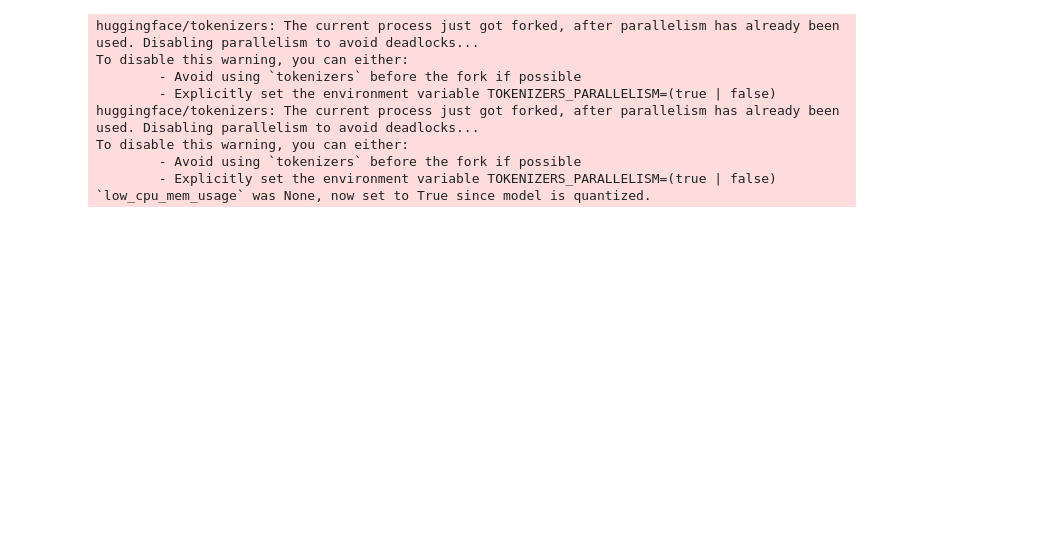
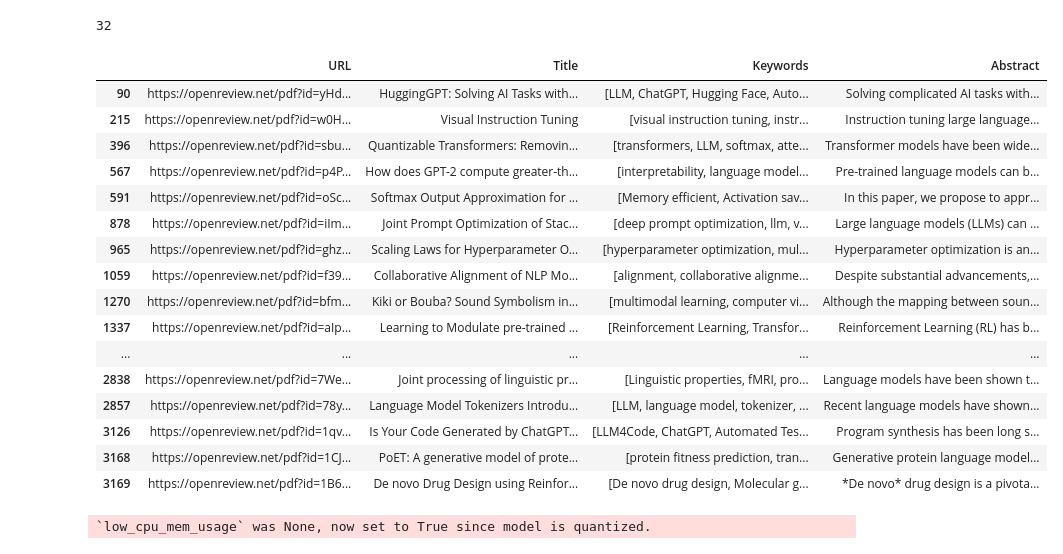
Before and after one commit to g-aditi/VeRA-Bench, a Jupyter notebook: scraping/neurips2023.ipynb, the cells around one changed output. Cells and saved outputs as stored; diff of their text form; code cells hidden in the pictures; blank space fills up the shorter version.

```diff
--- a/scraping/neurips2023.ipynb
+++ b/scraping/neurips2023.ipynb
@@ -110,0 +17,12 @@ results = collection.query(
+# %%
+records = []
+for i in range(len(submissions)):
+    record = {
+        'URL': 'https://openreview.net/pdf?id=' + submissions[i].forum,
+        'Title': submissions[i].content['title']['value'],
+        'Keywords': submissions[i].content['keywords']['value'],
+        'Abstract': submissions[i].content['abstract']['value']
+    }
+    records.append(record)
+# %%
+df = pd.DataFrame(records, columns=['URL', 'Title', 'Keywords', 'Abstract'])
@@ -111,3 +38,33 @@ results = collection.query(
+# %%
+def contains_keywords(keyword_list):
+    return any(keyword.lower() in [kw.lower() for kw in keyword_list] for keyword in keywords_to_filter)
+# %%
+keywords_to_filter = ['llm', 'rag', 'retrieval augmented generation', 'chatgpt', 'gpt', 'retrieval', 'vector databases', 'vector', 'nlp']
+filtered_df = df[df['Keywords'].apply(contains_keywords)]
+# %%
+len(filtered_df)
+# %% [output]
+32
+# %%
+filtered_df
+# %% [output]
+|  | URL | Title | Keywords | Abstract |
+| 90 | https://openreview.net/pdf?id=yHd... | HuggingGPT: Solving AI Tasks with... | [LLM, ChatGPT, Hugging Face, Auto... | Solving complicated AI tasks with... |
+| 215 | https://openreview.net/pdf?id=w0H... | Visual Instruction Tuning | [visual instruction tuning, instr... | Instruction tuning large language... |
+| 396 | https://openreview.net/pdf?id=sbu... | Quantizable Transformers: Removin... | [transformers, LLM, softmax, atte... | Transformer models have been wide... |
+| 567 | https://openreview.net/pdf?id=p4P... | How does GPT-2 compute greater-th... | [interpretability, language model... | Pre-trained language models can b... |
+| 591 | https://openreview.net/pdf?id=oSc... | Softmax Output Approximation for ... | [Memory efficient, Activation sav... | In this paper, we propose to appr... |
+| 878 | https://openreview.net/pdf?id=iIm... | Joint Prompt Optimization of Stac... | [deep prompt optimization, llm, v... | Large language models (LLMs) can ... |
+| 965 | https://openreview.net/pdf?id=ghz... | Scaling Laws for Hyperparameter O... | [hyperparameter optimization, mul... | Hyperparameter optimization is an... |
+| 1059 | https://openreview.net/pdf?id=f39... | Collaborative Alignment of NLP Mo... | [alignment, collaborative alignme... | Despite substantial advancements,... |
+| 1270 | https://openreview.net/pdf?id=bfm... | Kiki or Bouba? Sound Symbolism in... | [multimodal learning, computer vi... | Although the mapping between soun... |
+| 1337 | https://openreview.net/pdf?id=aIp... | Learning to Modulate pre-trained ... | [Reinforcement Learning, Transfor... | Reinforcement Learning (RL) has b... |
+| ... | ... | ... | ... | ... |
+| 2838 | https://openreview.net/pdf?id=7We... | Joint processing of linguistic pr... | [Linguistic properties, fMRI, pro... | Language models have been shown t... |
+| 2857 | https://openreview.net/pdf?id=78y... | Language Model Tokenizers Introdu... | [LLM, language model, tokenizer, ... | Recent language models have shown... |
+| 3126 | https://openreview.net/pdf?id=1qv... | Is Your Code Generated by ChatGPT... | [LLM4Code, ChatGPT, Automated Tes... | Program synthesis has been long s... |
+| 3168 | https://openreview.net/pdf?id=1CJ... | PoET: A generative model of prote... | [protein fitness prediction, tran... | Generative protein language model... |
+| 3169 | https://openreview.net/pdf?id=1B6... | De novo Drug Design using Reinfor... | [De novo drug design, Molecular g... | *De novo* drug design is a pivota... |
 # %%
 READER_MODEL_NAME = "HuggingFaceH4/zephyr-7b-beta"
 
@@ -117,6 +74,8 @@ bnb_config = BitsAndBytesConfig(
     bnb_4bit_quant_type="nf4",
     bnb_4bit_compute_dtype=torch.bfloat16,
 )
+
+# Load the model and tokenizer
 model = AutoModelForCausalLM.from_pretrained(READER_MODEL_NAME, quantization_config=bnb_config)
 tokenizer = AutoTokenizer.from_pretrained(READER_MODEL_NAME)
 
@@ -129,17 +88,9 @@ READER_LLM = pipeline(
     repetition_penalty=1.1,
     return_full_text=False,
     max_new_tokens=500,
+    pad_token_id=tokenizer.eos_token_id
 )
-#
 
 llm = HuggingFacePipeline(pipeline=READER_LLM)
 # %% [output]
-huggingface/tokenizers: The current process just got forked, after parallelism has already been used. Disabling parallelism to avoid deadlocks...
-To disable this warning, you can either:
-        - Avoid using `tokenizers` before the fork if possible
-        - Explicitly set the environment variable TOKENIZERS_PARALLELISM=(true | false)
-huggingface/tokenizers: The current process just got forked, after parallelism has already been used. Disabling parallelism to avoid deadlocks...
-To disable this warning, you can either:
-        - Avoid using `tokenizers` before the fork if possible
-        - Explicitly set the environment variable TOKENIZERS_PARALLELISM=(true | false)
 `low_cpu_mem_usage` was None, now set to True since model is quantized.
```
Also changed, not shown: parts of 22 cells of this notebook.
